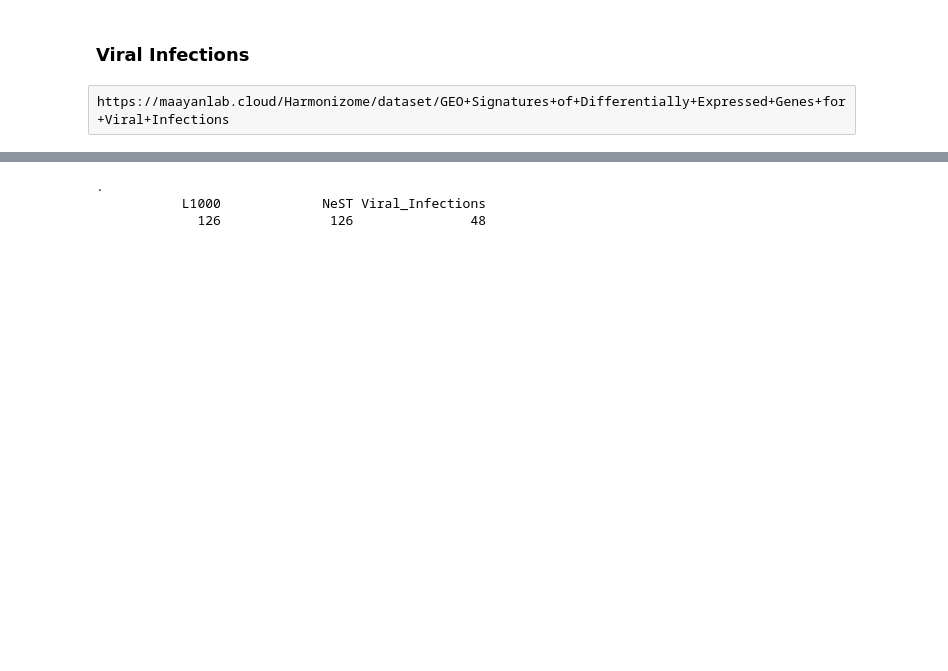
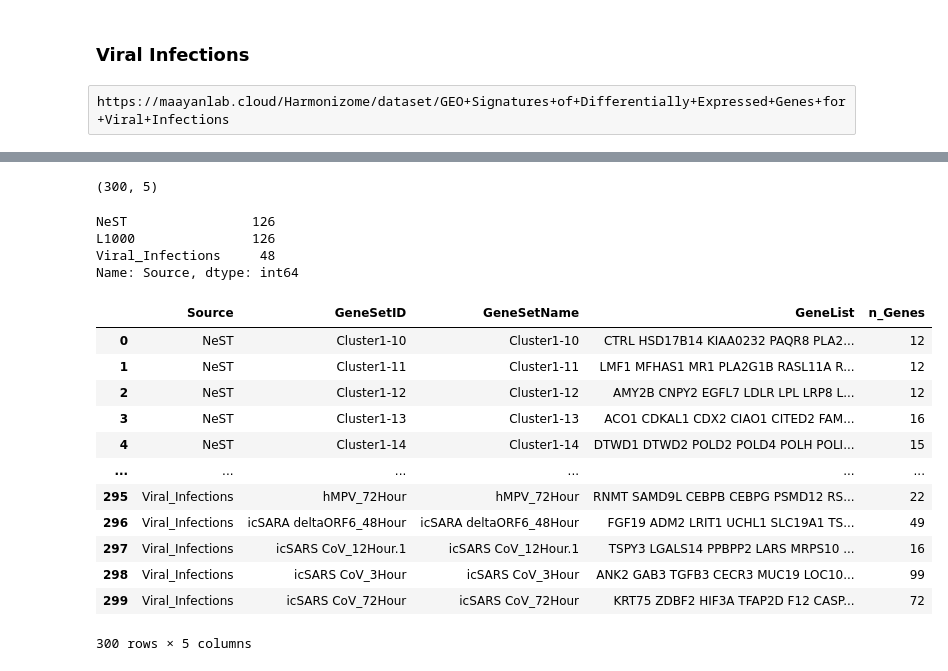
Before and after one commit to idekerlab/llm_evaluation_for_gene_set_interpretation, a Jupyter notebook: 0.[Omics_revamped]_ProcessOmicsData.ipynb, the cells around one changed output, grey strips where cells are left out. Drawn from its saved outputs; the diff is of its cells as text; code cells hidden in the pictures; blank space fills up the shorter version.

```diff
--- a/0.[Omics_revamped]_ProcessOmicsData.ipynb
+++ b/0.[Omics_revamped]_ProcessOmicsData.ipynb
@@ -98,0 +133,8 @@ Warning message:
+# %%
+# Filter the DataFrame for specific Cellline, duration, and dosage
+L1000_DF = L1000_all_DF[(L1000_all_DF['Cellline'] == 'MCF7') & (L1000_all_DF['duration'] == '6.0') & (L1000_all_DF['dosage'] == '10.0')]
+
+# Select the desired columns
+genesets_colnames = ['GeneList', 'n_Genes', 'Source', 'GeneSetID', 'GeneSetName']
+L1000_DF = L1000_DF[genesets_colnames]
+L1000_DF.head()
@@ -117,4 +151,0 @@ dim(L1000_sep_count_DF)
-# %%
-L1000_DF = L1000_all_DF %>%
-subset(Cellline == "MCF7"& duration == "6.0"& dosage == "10.0")  %>%
-select(genesets_colnames)
@@ -175,12 +229,39 @@ Warning message:
 # %%
-genesets_DF = genesets_empty_DF %>%
-rbind(head(NeST_DF, 126)) %>%
-rbind(head(L1000_DF, 126)) %>%
-rbind(head(viral_Infections_all_long_DF, 48))
+# Append the first 126 rows of NeST_DF
+genesets_DF = pd.concat([genesets_empty_DF, NeST_DF.head(126)], ignore_index=True)
+
+# Append the first 126 rows of L1000_DF
+genesets_DF = pd.concat([genesets_DF, L1000_DF.head(126)], ignore_index=True)
+
+# Append the first 48 rows of viral_Infections_all_long_DF
+genesets_DF = pd.concat([genesets_DF,  viral_Infections_all_long_DF.head(48)], ignore_index=True)
+
+print(genesets_DF.shape)
+# %% [output]
+(300, 5)
 # %%
-genesets_DF %>% pull(Source) %>% table()
+# Extract the 'Source' column
+source_column = genesets_DF['Source']
+source_column.value_counts()
 # %% [output]
-.
-           L1000             NeST Viral_Infections
-             126              126               48
+NeST                126
+L1000               126
+Viral_Infections     48
+Name: Source, dtype: int64
+# %%
+genesets_DF
+# %% [output]
+|  | Source | GeneSetID | GeneSetName | GeneList | n_Genes |
+| 0 | NeST | Cluster1-10 | Cluster1-10 | CTRL HSD17B14 KIAA0232 PAQR8 PLA2... | 12 |
+| 1 | NeST | Cluster1-11 | Cluster1-11 | LMF1 MFHAS1 MR1 PLA2G1B RASL11A R... | 12 |
+| 2 | NeST | Cluster1-12 | Cluster1-12 | AMY2B CNPY2 EGFL7 LDLR LPL LRP8 L... | 12 |
+| 3 | NeST | Cluster1-13 | Cluster1-13 | ACO1 CDKAL1 CDX2 CIAO1 CITED2 FAM... | 16 |
+| 4 | NeST | Cluster1-14 | Cluster1-14 | DTWD1 DTWD2 POLD2 POLD4 POLH POLI... | 15 |
+| ... | ... | ... | ... | ... | ... |
+| 295 | Viral_Infections | hMPV_72Hour | hMPV_72Hour | RNMT SAMD9L CEBPB CEBPG PSMD12 RS... | 22 |
+| 296 | Viral_Infections | icSARA deltaORF6_48Hour | icSARA deltaORF6_48Hour | FGF19 ADM2 LRIT1 UCHL1 SLC19A1 TS... | 49 |
+| 297 | Viral_Infections | icSARS CoV_12Hour.1 | icSARS CoV_12Hour.1 | TSPY3 LGALS14 PPBPP2 LARS MRPS10 ... | 16 |
+| 298 | Viral_Infections | icSARS CoV_3Hour | icSARS CoV_3Hour | ANK2 GAB3 TGFB3 CECR3 MUC19 LOC10... | 99 |
+| 299 | Viral_Infections | icSARS CoV_72Hour | icSARS CoV_72Hour | KRT75 ZDBF2 HIF3A TFAP2D F12 CASP... | 72 |
+300 rows × 5 columns
 # %%
```
Also changed, not shown: parts of 23 cells of this notebook, 3 other files.
